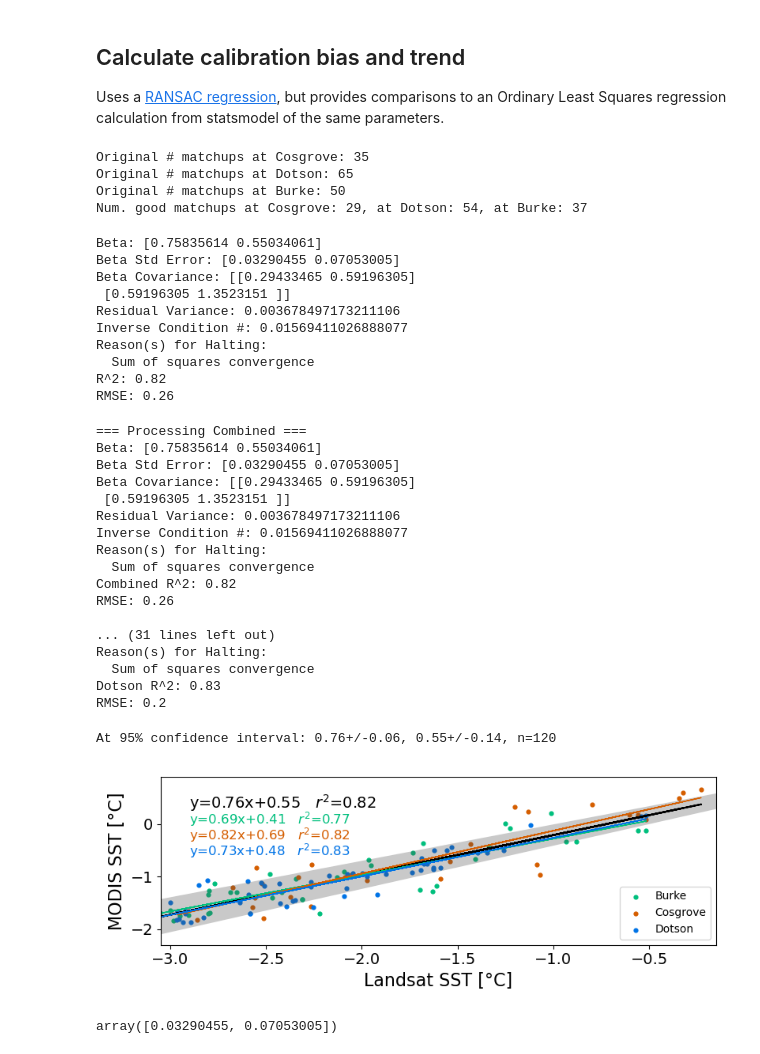
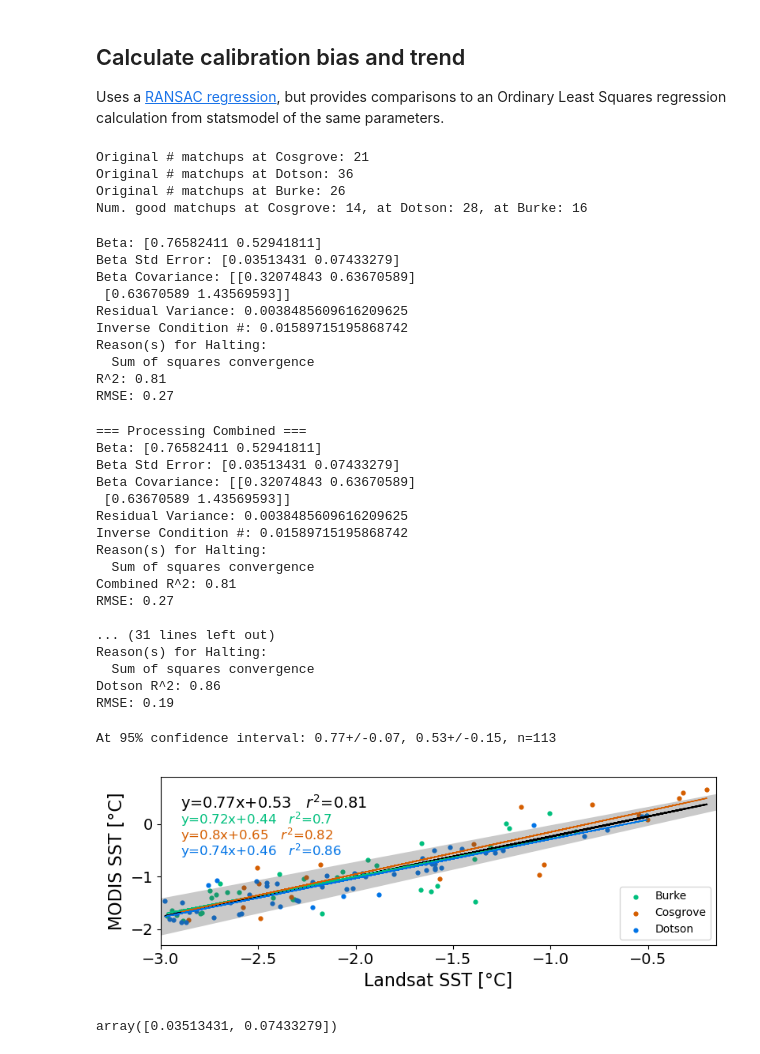
Before and after one commit to tsnow03/Landsat_SST_algorithm, a Jupyter notebook: LandsatCalibration.ipynb, the cells around one changed output. Cells and saved outputs as stored; diff of their text form; code cells hidden in the pictures.

Commit message:
new calibration coeff

```diff
--- a/LandsatCalibration.ipynb
+++ b/LandsatCalibration.ipynb
@@ -77,7 +91,7 @@ spacing = [990,-990] # 990m sampling of MODIS data so that upsampling is easy an
 param = 'sea_surface_temperature'
 size_threshold = 30
 
-location = 0             # 0 and 1 are the Cosgrove and Dotson Polynya calibration areas, respectively
+location = 1             # 0 and 1 are the Cosgrove and Dotson Polynya calibration areas, respectively
 surf_temp = 'SST'        # 'SST' and 'LST' are for the Landsat SST and LST algorithms respectively
 
 # Set location bounds
@@ -104,8 +118,8 @@ if location==3:
 
 # Coefficients for calibration
 # SST
-sstcalib_m = 0.76
-sstcalib_b = 0.55
+sstcalib_m = 0.77
+sstcalib_b = 0.53
 
 # LST
 lstcalib_m = 0.80
@@ -406,7 +573,7 @@ Wall time: 1min 5s
 # Put data into DataFrame and save
 headers = ['DateTime','MODIS_filename','MODIS_SST','MODIS_pix','L8_filename',f'L8_{surf_temp}','L8_pix','time_dif']
 lsat_mod_df = pd.DataFrame(lsat_mod,columns=headers)
-out_df = basepath / f'Data/MODISvLandsat_{surf_temp}_{dfloc}_20250500.csv'
+out_df = basepath / f'Data/MODISvLandsat_{surf_temp}_{dfloc}_20260202.csv'
 lsat_mod_df.to_csv(out_df, index=False)
 # %%
 print (out_df)
@@ -417,13 +584,13 @@ print (out_df)
 Uses a [RANSAC regression](https://scikit-learn.org/stable/modules/generated/sklearn.linear_model.RANSACRegressor.html), but provides comparisons to an Ordinary Least Squares regression calculation from statsmodel of the same parameters.
 # %%
 # Read in paired MODIS/Landsat data created above
-surf_temp = 'SST'
+surf_temp = 'LST'
 
 if surf_temp=='LST':
     thresh = -3.5 # -3.4 is ok too
     pix_thresh = 1300
 elif surf_temp=='SST':
-    thresh = -3.1
+    thresh = -3.0
     pix_thresh = 1300
 mod_sst_thresh = -1.9
 
@@ -433,7 +600,7 @@ if surf_temp=='LST':
     df1 = pd.read_csv(out_df)
     lsat_mod_df_C = df1
 else:
-    out_df = '/home/jovyan/Landsat_SST_algorithm/Data/MODISvLandsat_SST_Cosgrove_lin_scale.csv'
+    out_df = '/home/jovyan/Landsat_SST_algorithm/Data/MODISvLandsat_SST_Cosgrove_20260202.csv'
     df1 = pd.read_csv(out_df)
     lsat_mod_df_C = df1
 
@@ -449,7 +616,7 @@ if surf_temp=='LST':
     df5 = pd.read_csv(out_df)
     lsat_mod_df_D = df5
 else:
-    out_df = '/home/jovyan/Landsat_SST_algorithm/Data/MODISvLandsat_SST_Dotson_lin_scale.csv'
+    out_df = '/home/jovyan/Landsat_SST_algorithm/Data/MODISvLandsat_SST_Dotson_20260202.csv'
     df5 = pd.read_csv(out_df)
     lsat_mod_df_D = df5
 
@@ -465,7 +632,7 @@ if surf_temp=='LST':
     df9 = pd.read_csv(out_df)
     lsat_mod_df_B = df9
 else:
-    out_df = '/home/jovyan/Landsat_SST_algorithm/Data/MODISvLandsat_SST_Burke_lin_scale.csv'
+    out_df = '/home/jovyan/Landsat_SST_algorithm/Data/MODISvLandsat_SST_Burke_20260202.csv'
     df9 = pd.read_csv(out_df)
     lsat_mod_df_B = df9
 
@@ -482,10 +649,10 @@ lsat_mod_df_cd = pd.concat([lsat_mod_df_C,lsat_mod_df_D])
 lsat_mod_df_bd = pd.concat([lsat_mod_df_B,lsat_mod_df_D])
 print(f'Num. good matchups at Cosgrove: {lsat_mod_df_C[lsat_mod_df_C.MODIS_SST.notna()].shape[0]}, at Dotson: {lsat_mod_df_D[lsat_mod_df_D.MODIS_SST.notna()].shape[0]}, at Burke: {lsat_mod_df_B[lsat_mod_df_B.MODIS_SST.notna()].shape[0]}')
 # %% [output]
-Original # matchups at Cosgrove: 35
-Original # matchups at Dotson: 65
-Original # matchups at Burke: 50
-Num. good matchups at Cosgrove: 29, at Dotson: 54, at Burke: 37
+Original # matchups at Cosgrove: 21
+Original # matchups at Dotson: 36
+Original # matchups at Burke: 26
+Num. good matchups at Cosgrove: 14, at Dotson: 28, at Burke: 16
 # %%
 # sum_n = lsat_mod_df_n[lsat_mod_df_n.DateTime.dt.month.isin([9,10,11,12,1,3])]
 # shld_n = lsat_mod_df_n[lsat_mod_df_n.DateTime.dt.month.isin([2])]
@@ -560,16 +727,16 @@ R2 = 1 - (SSR / SST)
 print("R^2:", np.around(R2,2))
 print(f"RMSE: {np.around(rmse,2)}")
 # %% [output]
-Beta: [0.75835614 0.55034061]
-Beta Std Error: [0.03290455 0.07053005]
-Beta Covariance: [[0.29433465 0.59196305]
- [0.59196305 1.3523151 ]]
-Residual Variance: 0.003678497173211106
-Inverse Condition #: 0.01569411026888077
+Beta: [0.76582411 0.52941811]
+Beta Std Error: [0.03513431 0.07433279]
+Beta Covariance: [[0.32074843 0.63670589]
+ [0.63670589 1.43569593]]
+Residual Variance: 0.0038485609616209625
+Inverse Condition #: 0.01589715195868742
 Reason(s) for Halting:
   Sum of squares convergence
-R^2: 0.82
-RMSE: 0.26
+R^2: 0.81
+RMSE: 0.27
 # %%
 if surf_temp=='LST':
     # Plot regression
@@ -690,22 +857,22 @@ for df_name, data0 in dataframes:
     }
 # %% [output]
 === Processing Combined ===
-Beta: [0.75835614 0.55034061]
-Beta Std Error: [0.03290455 0.07053005]
-Beta Covariance: [[0.29433465 0.59196305]
- [0.59196305 1.3523151 ]]
-Residual Variance: 0.003678497173211106
-Inverse Condition #: 0.01569411026888077
+Beta: [0.76582411 0.52941811]
+Beta Std Error: [0.03513431 0.07433279]
+Beta Covariance: [[0.32074843 0.63670589]
+ [0.63670589 1.43569593]]
+Residual Variance: 0.0038485609616209625
+Inverse Condition #: 0.01589715195868742
 Reason(s) for Halting:
   Sum of squares convergence
-Combined R^2: 0.82
-RMSE: 0.26
+Combined R^2: 0.81
+RMSE: 0.27
 
 ... (31 lines left out)
 Reason(s) for Halting:
   Sum of squares convergence
-Dotson R^2: 0.83
-RMSE: 0.2
+Dotson R^2: 0.86
+RMSE: 0.19
 # %%
 if surf_temp=='SST':
     # Plot with all points and by region (Burke=r, Cosgrove=b, Dotson=g) - show with lsat_mod_df_n calculations for the line
@@ -735,40 +902,40 @@ if surf_temp=='SST':
     fig, ax = plt.subplots(figsize=(8, 3))
     ax.tick_params(labelsize=14)
 
     plt.scatter(np.array(lsat_mod_df_B[f'L8_{surf_temp}']), np.array(lsat_mod_df_B['MODIS_SST']), s=12,color='#00bf7d', label='Burke')
     plt.scatter(np.array(lsat_mod_df_C[f'L8_{surf_temp}']), np.array(lsat_mod_df_C['MODIS_SST']), s=12,color=sns.color_palette("colorblind")[3], label='Cosgrove')
     plt.scatter(np.array(lsat_mod_df_D[f'L8_{surf_temp}']), np.array(lsat_mod_df_D['MODIS_SST']), s=12,color='#0073e6', label='Dotson')
 
     plt.plot(odr_results['Combined']['x_original'], odr_results['Combined']['y_pred'], color='k')
     plt.fill_between(xfill, linear_model(beta_bdn, xfill), linear_model(beta_mup, xfill),alpha=0.3, facecolor='0.3')
     plt.plot(odr_results['Burke']['x_original'], odr_results['Burke']['y_pred'], ls='-',linewidth=1,color='#00bf7d')
     plt.plot(odr_results['Cosgrove']['x_original'], odr_results['Cosgrove']['y_pred'], ls='-',linewidth=1,color=sns.color_palette("colorblind")[3])
     plt.plot(odr_results['Dotson']['x_original'], odr_results['Dotson']['y_pred'], ls='-',linewidth=1,color='#0073e6')
 
     if surf_temp=='LST':
         plt.text(-2.25,-0.2,f'y={a1}x+{a2}   $r^2$={ar}',color='#00bf7d',fontsize=14)
         plt.text(-2.25,-0.2,f'y={c1}x+{c2}   $r^2$={cr}',color=sns.color_palette("colorblind")[3],fontsize=12)
         plt.text(-2.25,-0.2,f'y={d1}x+{d2}   $r^2$={dr}',color='#0073e6',fontsize=12)
         plt.xlim([-2.5,-1.4])
         plt.ylim([-2.05,0.0])
     else:
         plt.text(-2.9,0.3,f'y={a1}x+{a2}   $r^2$={ar}',color='k',fontsize=14)
         plt.text(-2.9,0.0,f'y={b1}x+{b2}   $r^2$={br}',color='#00bf7d',fontsize=12)
         plt.text(-2.9,-0.3,f'y={c1}x+{c2}   $r^2$={cr}',color=sns.color_palette("colorblind")[3],fontsize=12)
         plt.text(-2.9,-0.6,f'y={d1}x+{d2}   $r^2$={dr}',color='#0073e6',fontsize=12)
-        plt.xlim([-3.05,-0.15])
+        plt.xlim([-3.0,-0.15])
         plt.ylim([-2.3,0.9])
     plt.xlabel('Landsat SST [°C]',fontsize=16)
     plt.ylabel('MODIS SST [°C]',fontsize=16)
     plt.legend(loc='lower right',fontsize=10)
     plt.tight_layout()
 # %% [output]
-At 95% confidence interval: 0.76+/-0.06, 0.55+/-0.14, n=120
+At 95% confidence interval: 0.77+/-0.07, 0.53+/-0.15, n=113
-[figure, old version]
+[figure, new version]
 # %%
 odr_results['Combined']['beta_err']
 # %% [output]
-array([0.03290455, 0.07053005])
+array([0.03513431, 0.07433279])
 # %%
 if surf_temp=='SST':
     # Ordinary least squares regression between Landsat and MODIS SST matchups
```
Also changed, not shown: parts of 8 cells of this notebook.
